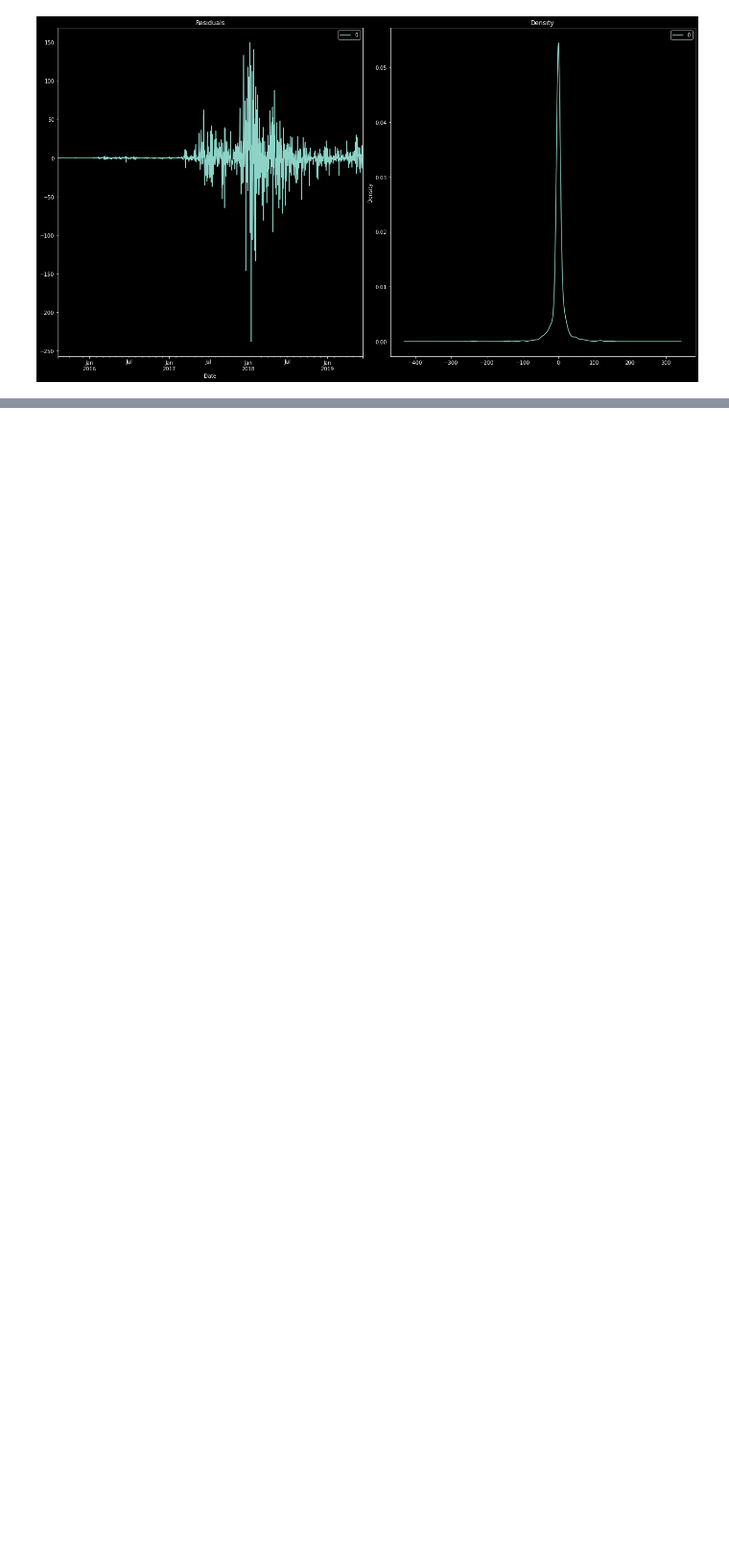
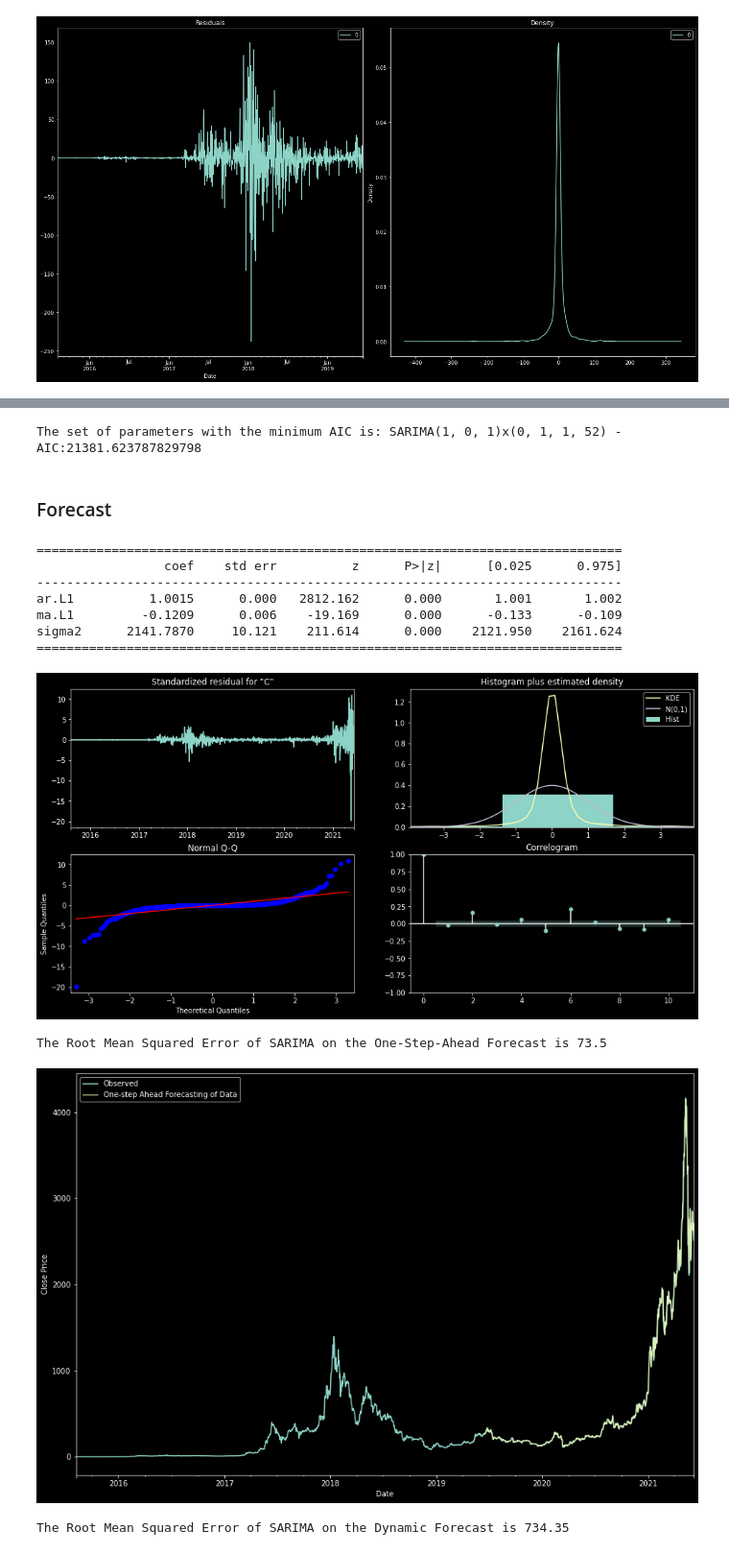
Before and after one commit to CamLadd/Ethereum_forecasting, a Jupyter notebook: model_testing.ipynb, the cells around one changed output, grey strips where cells are left out. Shown at 96% size. Saved outputs shown, nothing was run; the diff lists cells and outputs as text; code cells hidden in the pictures; blank space fills up the shorter version.

```diff
--- a/model_testing.ipynb
+++ b/model_testing.ipynb
@@ -463,0 +486,4 @@ mean_absolute_error(test, y_preds)
+# %%
+### Train_test_split
+y_train = df['Close'][:'2019-06-13']
+y_test = df['Close']['2019-06-14':]
@@ -463,0 +492,33 @@ mean_absolute_error(test, y_preds)
+# %%
+import itertools
+y=df['Close'].diff().dropna()
+def sarima_grid_search(y,seasonal_period):
+    p = d = q = range(0, 2)
+    pdq = list(itertools.product(p, d, q))
+    seasonal_pdq = [(x[0], x[1], x[2],seasonal_period) for x in list(itertools.product(p, d, q))]
+
+    mini = float('+inf')
+
+
+    for param in pdq:
+        for param_seasonal in seasonal_pdq:
+            try:
+                mod = sm.tsa.statespace.SARIMAX(y,
+                                                order=param,
+                                                seasonal_order=param_seasonal,
+                                                enforce_stationarity=False,
+                                                enforce_invertibility=False)
+
+                results = mod.fit()
+
+                if results.aic < mini:
+                    mini = results.aic
+                    param_mini = param
+                    param_seasonal_mini = param_seasonal
+
+#                 print('SARIMA{}x{} - AIC:{}'.format(param, param_seasonal, results.aic))
+            except:
+                continue
+    print('The set of parameters with the minimum AIC is: SARIMA{}x{} - AIC:{}'.format(param_mini, param_seasonal_mini, mini))
+# %% [output]
+The set of parameters with the minimum AIC is: SARIMA(1, 0, 1)x(0, 1, 1, 52) - AIC:21381.623787829798
@@ -463,0 +529,2 @@ mean_absolute_error(test, y_preds)
+# %% [markdown]
+### Forecast
@@ -463,0 +597,15 @@ mean_absolute_error(test, y_preds)
+# %%
+series = df['Close']
+model = sarima_eva(series, (1, 0, 1), (0, 1, 1, 52), 30, '2019-06-14', y_test)
+# %% [output]
+==============================================================================
+                 coef    std err          z      P>|z|      [0.025      0.975]
+------------------------------------------------------------------------------
+ar.L1          1.0015      0.000   2812.162      0.000       1.001       1.002
+ma.L1         -0.1209      0.006    -19.169      0.000      -0.133      -0.109
+sigma2      2141.7870     10.121    211.614      0.000    2121.950    2161.624
+==============================================================================
+[figure, added]
+The Root Mean Squared Error of SARIMA on the One-Step-Ahead Forecast is 73.5
+[figure, added]
+The Root Mean Squared Error of SARIMA on the Dynamic Forecast is 734.35
```
Also changed, not shown: parts of 12 cells of this notebook.
